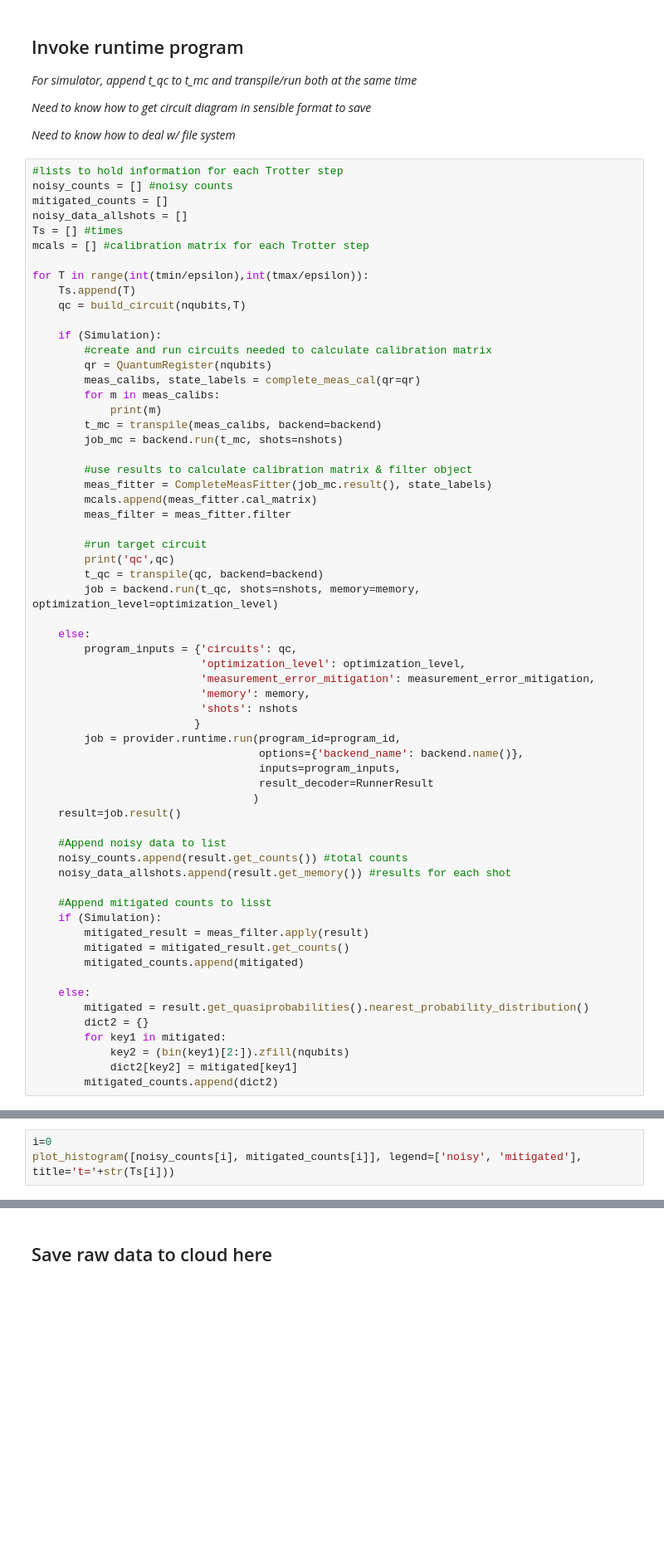
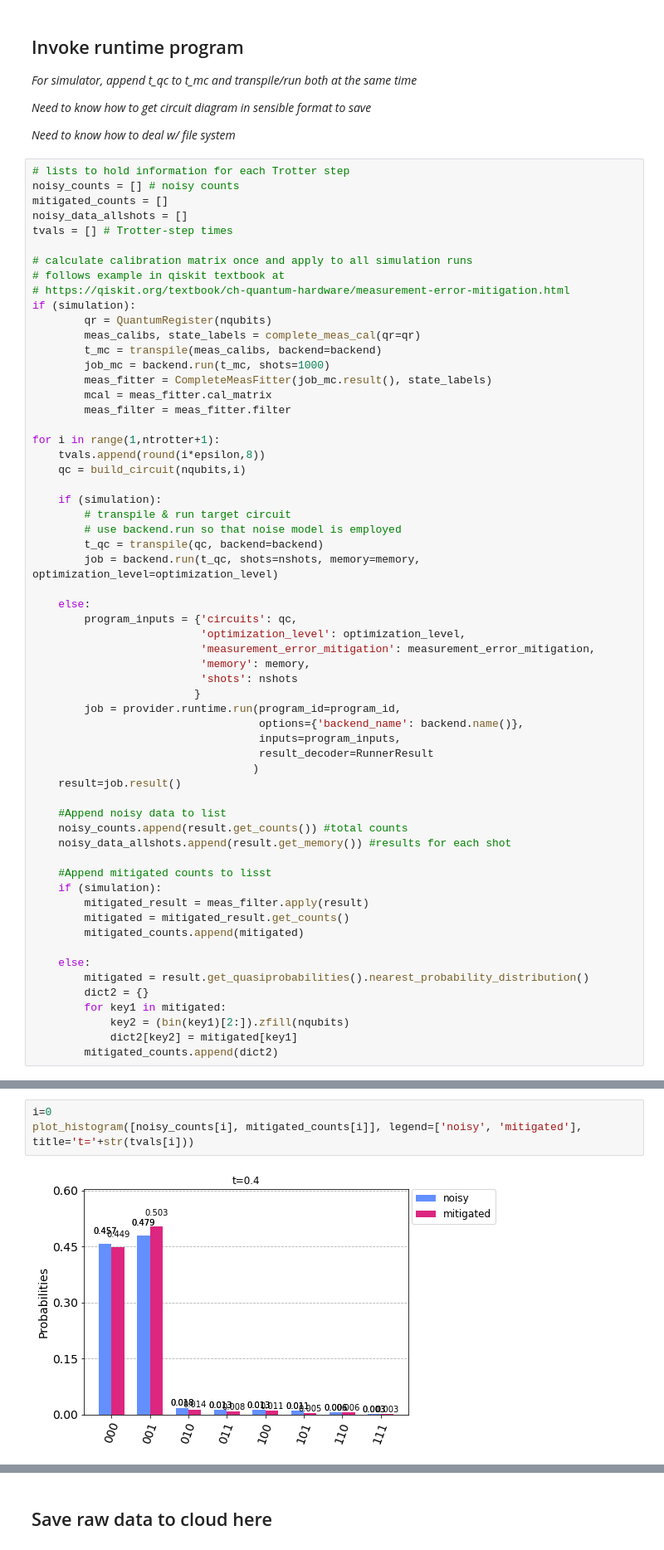
Before and after one commit to hlammiv/z2_matter_qc, a Jupyter notebook: simulation_main/Z2_Simulation_Main.ipynb, the cells around one changed output, grey strips where cells are left out. Shown at 83% size. Drawn from its saved outputs; the diff is of its cells as text; blank space fills up the shorter version.

```diff
--- a/simulation_main/Z2_Simulation_Main.ipynb
+++ b/simulation_main/Z2_Simulation_Main.ipynb
@@ -254,33 +262,31 @@ _Need to know how to get circuit diagram in sensible format to save_
 
 _Need to know how to deal w/ file system_
 # %%
-#lists to hold information for each Trotter step
-noisy_counts = [] #noisy counts
+# lists to hold information for each Trotter step
+noisy_counts = [] # noisy counts
 mitigated_counts = []
 noisy_data_allshots = []
-Ts = [] #times
-mcals = [] #calibration matrix for each Trotter step
+tvals = [] # Trotter-step times
 
-for T in range(int(tmin/epsilon),int(tmax/epsilon)):
-    Ts.append(T)
-    qc = build_circuit(nqubits,T)
-
-    if (Simulation):
-        #create and run circuits needed to calculate calibration matrix
+# calculate calibration matrix once and apply to all simulation runs
+# follows example in qiskit textbook at
+# https://qiskit.org/textbook/ch-quantum-hardware/measurement-error-mitigation.html
+if (simulation):
         qr = QuantumRegister(nqubits)
         meas_calibs, state_labels = complete_meas_cal(qr=qr)
-        for m in meas_calibs:
-            print(m)
         t_mc = transpile(meas_calibs, backend=backend)
-        job_mc = backend.run(t_mc, shots=nshots)
-
-        #use results to calculate calibration matrix & filter object
+        job_mc = backend.run(t_mc, shots=1000)
         meas_fitter = CompleteMeasFitter(job_mc.result(), state_labels)
-        mcals.append(meas_fitter.cal_matrix)
+        mcal = meas_fitter.cal_matrix
         meas_filter = meas_fitter.filter
 
-        #run target circuit
-        print('qc',qc)
+for i in range(1,ntrotter+1):
+    tvals.append(round(i*epsilon,8))
+    qc = build_circuit(nqubits,i)
+
+    if (simulation):
+        # transpile & run target circuit
+        # use backend.run so that noise model is employed
         t_qc = transpile(qc, backend=backend)
         job = backend.run(t_qc, shots=nshots, memory=memory, optimization_level=optimization_level)
 
@@ -303,7 +309,7 @@ for T in range(int(tmin/epsilon),int(tmax/epsilon)):
     noisy_data_allshots.append(result.get_memory()) #results for each shot
 
     #Append mitigated counts to lisst
-    if (Simulation):
+    if (simulation):
         mitigated_result = meas_filter.apply(result)
         mitigated = mitigated_result.get_counts()
         mitigated_counts.append(mitigated)
@@ -321,5 +324,7 @@ for m in mcals:
 # %%
 i=0
-plot_histogram([noisy_counts[i], mitigated_counts[i]], legend=['noisy', 'mitigated'], title='t='+str(Ts[i]))
+plot_histogram([noisy_counts[i], mitigated_counts[i]], legend=['noisy', 'mitigated'], title='t='+str(tvals[i]))
+# %% [output]
+[figure, added]
 # %%
 i=1
```
Also changed, not shown: parts of 23 cells of this notebook, 11 other files.
